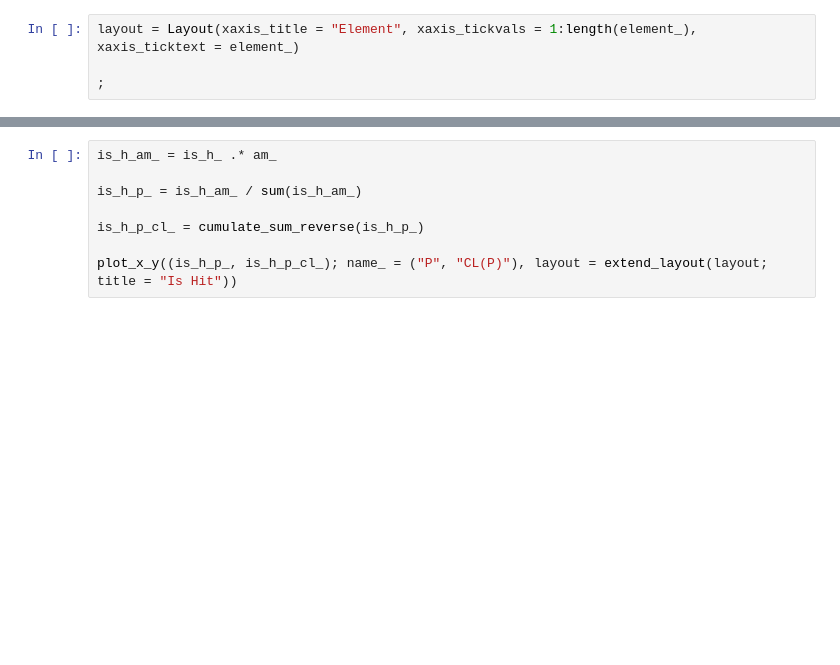
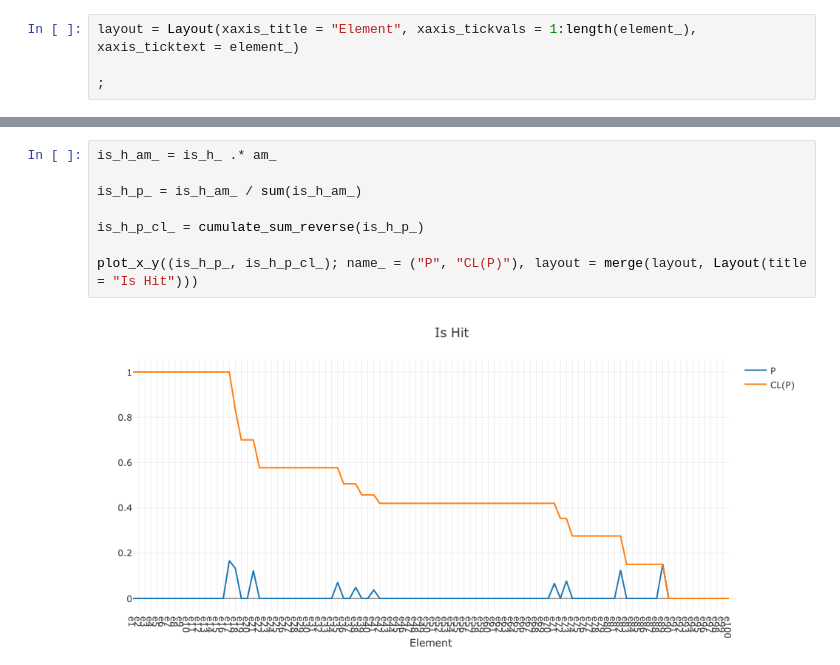
Before and after one commit to KwatME/FeatureSetEnrichment.jl, a Jupyter notebook: notebook/ks.ipynb, the cells around one changed output, grey strips where cells are left out. Drawn from its saved outputs; the diff is of its cells as text; blank space fills up the shorter version.

```diff
--- a/notebook/ks.ipynb
+++ b/notebook/ks.ipynb
@@ -34,11 +43,13 @@ plot_x_y((is_h_, is_m_); name_ = ("Hit", "Miss"), layout = extend_layout(layout;
 # %%
 is_h_am_ = is_h_ .* am_
 
 is_h_p_ = is_h_am_ / sum(is_h_am_)
 
 is_h_p_cl_ = cumulate_sum_reverse(is_h_p_)
 
-plot_x_y((is_h_p_, is_h_p_cl_); name_ = ("P", "CL(P)"), layout = extend_layout(layout; title = "Is Hit"))
+plot_x_y((is_h_p_, is_h_p_cl_); name_ = ("P", "CL(P)"), layout = merge(layout, Layout(title = "Is Hit")))
+# %% [output]
+[figure, added]
 # %%
 is_m_p_ = is_m_ / sum(is_m_)
 
```
Also changed, not shown: parts of 9 cells of this notebook, 4 other files.
